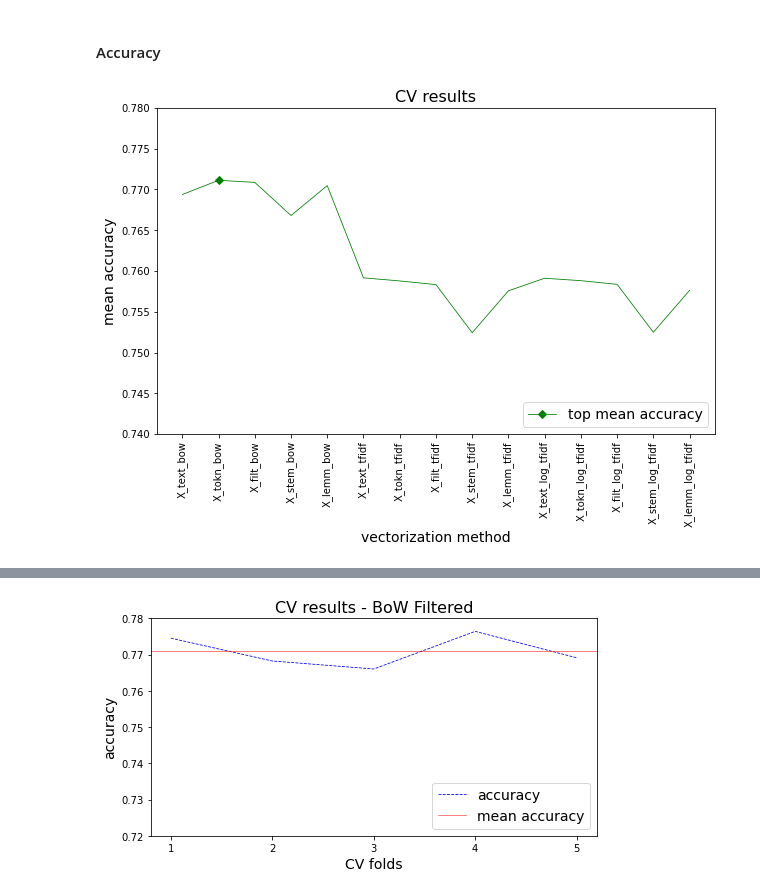
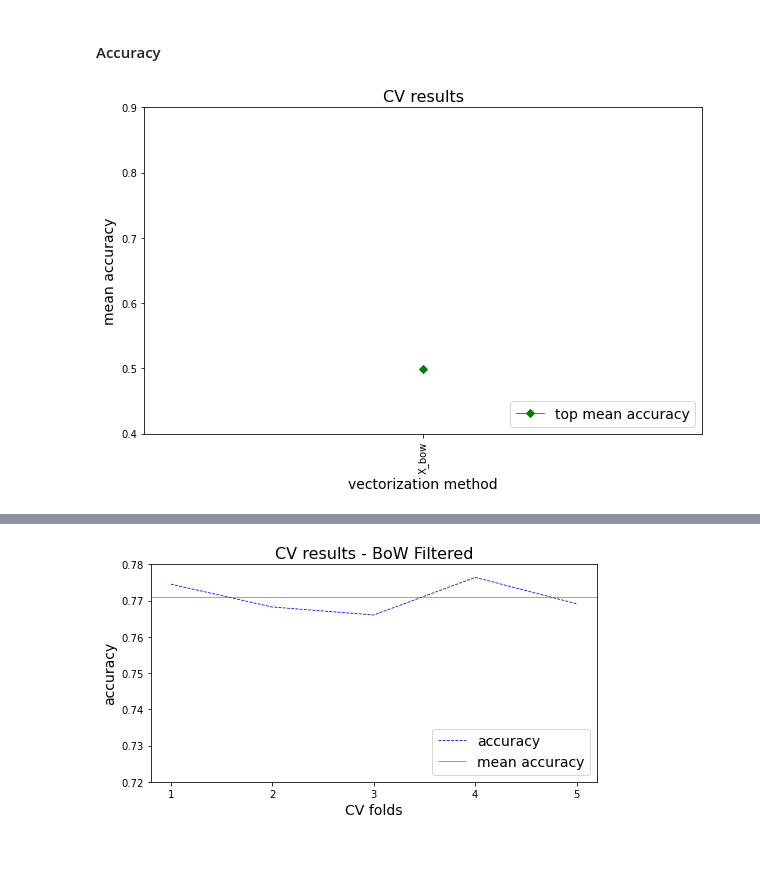
Before and after one commit to BigBangData/NaturalLanguageProcessing, a Jupyter notebook: sentiment140/05_Twitter_Sentiment_Analysis_NaiveBayes.ipynb, the cells around one changed output, grey strips where cells are left out. Drawn from its saved outputs; the diff is of its cells as text; code cells hidden in the pictures; blank space fills up the shorter version.

```diff
--- a/sentiment140/05_Twitter_Sentiment_Analysis_NaiveBayes.ipynb
+++ b/sentiment140/05_Twitter_Sentiment_Analysis_NaiveBayes.ipynb
@@ -122,0 +42,13 @@ X_text_bow.shape, X_tokn_bow.shape, X_filt_bow.shape, X_stem_bow.shape, X_lemm_b
+# %%
+# processed dir
+proc_dir = os.path.join("..","data","3_processed","sentiment140")
+
+# load X_bow matrix
+X_path = os.path.join(proc_dir, "X_bow.npz")
+X_bow = sp.load_npz(X_path)
+
+# load y target vector
+y_filepath = os.path.join(proc_dir, "y_train.npy")
+
+with open(y_filepath, 'rb') as f:
+    y_train = np.load(f)
@@ -256,6 +182,12 @@ Xs = [ X_text_bow
+# %%
+Xnames = ['X_bow'] # list will increase
+Xs = [ X_bow ]
+# %%
+# flatten list
+y_train = y_train.ravel()
 # %% [markdown]
 #### Accuracy
 # %%
-plot_mean_cv_results(NB_clf, Xs, y, Xnames, ylim=[.74,.78])
+plot_mean_cv_results(NB_clf, Xs, y_train, Xnames, ylim=[.4,.9])
 # %% [output]
-[figure, old version]
+[figure, new version]
```
Also changed, not shown: parts of 11 cells of this notebook, 1 other file.
